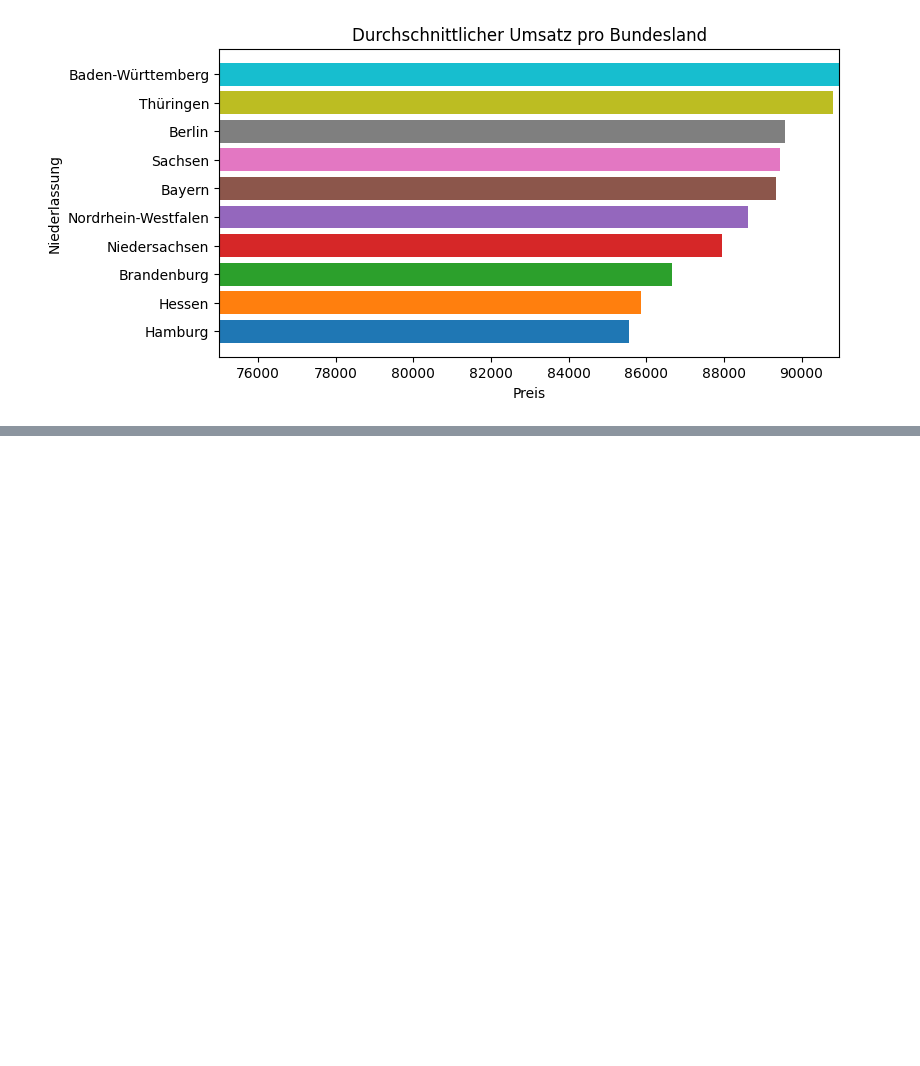
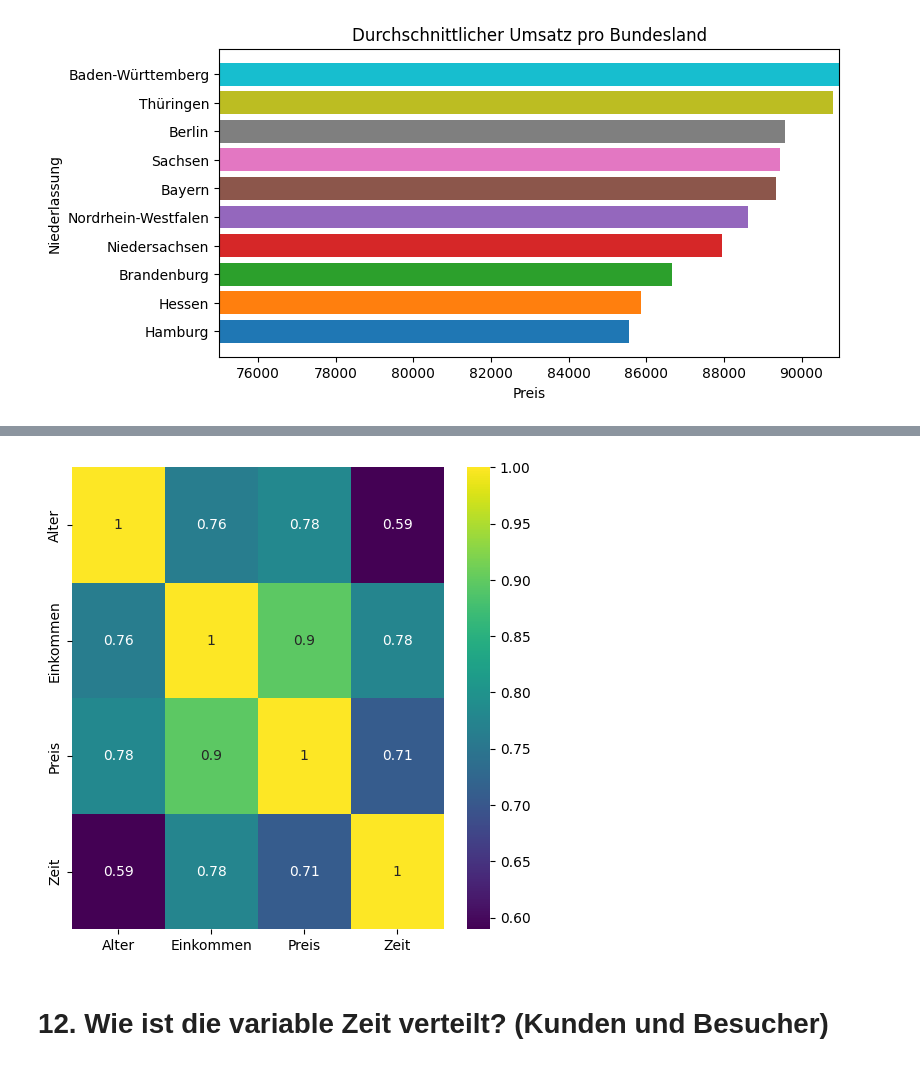
Before and after one commit to meeske1999/pr-si_meeske, a Jupyter notebook: slides_meeske.ipynb, the cells around one changed output, grey strips where cells are left out. Saved outputs shown, nothing was run; the diff lists cells and outputs as text; code cells hidden in the pictures; blank space fills up the shorter version.

```diff
--- a/slides_meeske.ipynb
+++ b/slides_meeske.ipynb
@@ -47,0 +50,4 @@ fig
+# %%
+df_kunden = df[df["Preis"] > 0]
+avg_einkommen_kunden = df_kunden["Einkommen"].mean().round(2)
+avg_einkommen_kunden
@@ -47,0 +60,16 @@ fig
+# %%
+df_corr_variables = df_kunden[["Alter" , "Einkommen" , "Preis" , "Zeit"]]
+# %%
+plt.figure(figsize= (6,6))
+
+sns.heatmap(
+    df_corr_variables.corr(), #Korellationskoeffizienten berechnen und als Daten für Heatmap verwenden
+    cmap = "viridis",
+    annot = True
+)
+
+plt.show()
+# %% [output]
+[figure, added]
+# %% [markdown]
+# 12. Wie ist die variable Zeit verteilt? (Kunden und Besucher)
```
Also changed, not shown: parts of 20 cells of this notebook, 1 other file.
